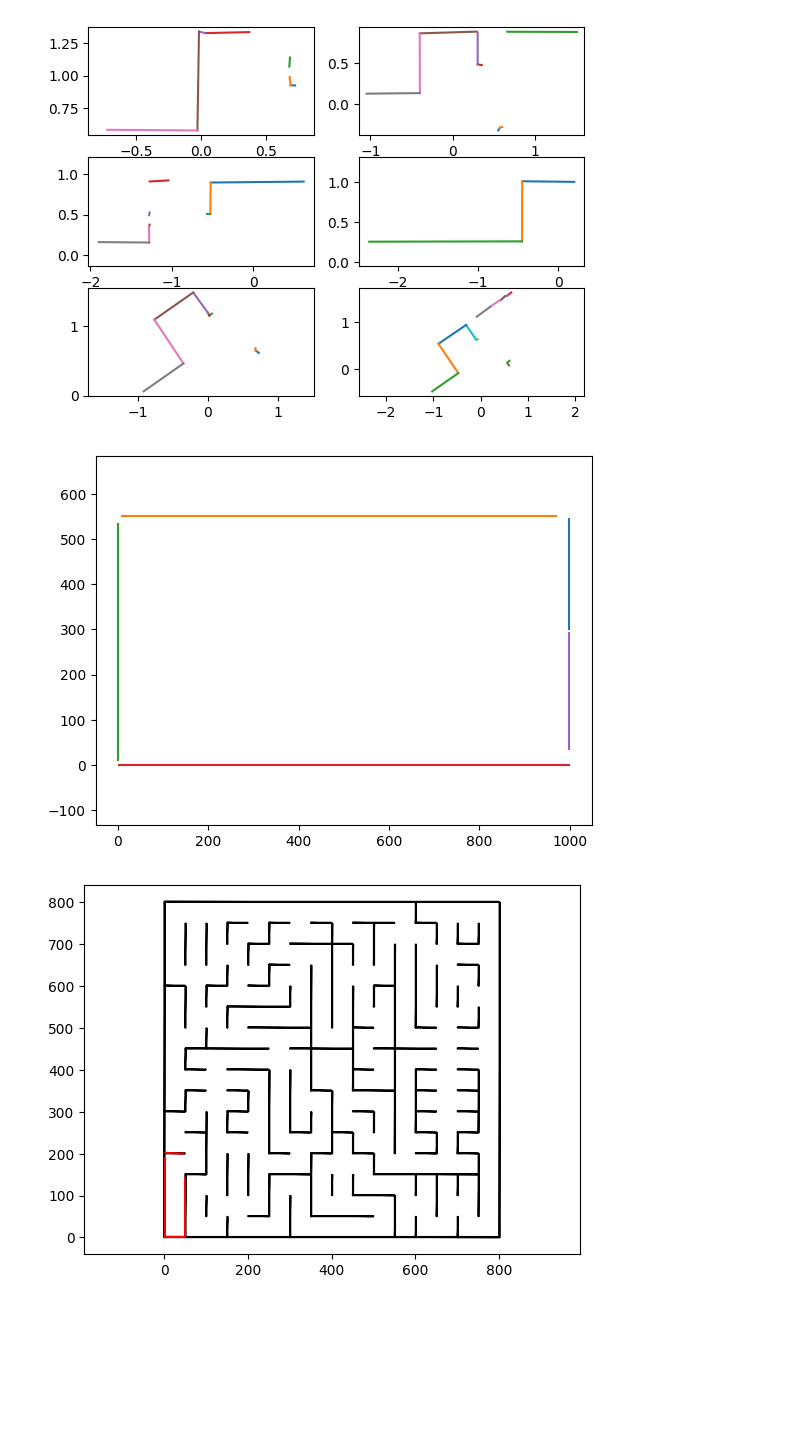
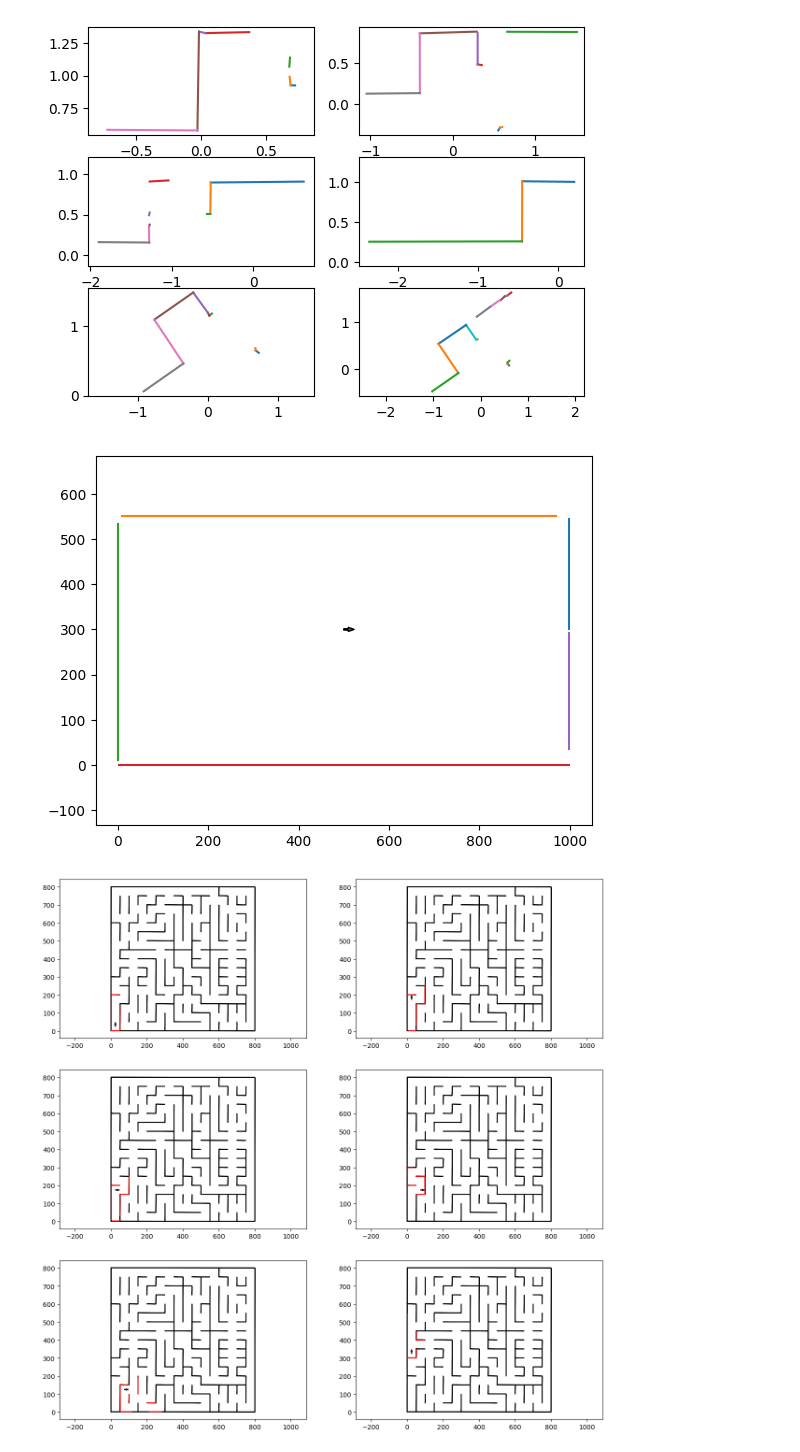
Before and after one commit to hdumcke/lidar-simulator, a Jupyter notebook: jupyternb/3.2-splt-and-merge.ipynb, the cells around one changed output. Cells and saved outputs as stored; diff of their text form; code cells hidden in the pictures; blank space fills up the shorter version.

```diff
--- a/jupyternb/3.2-splt-and-merge.ipynb
+++ b/jupyternb/3.2-splt-and-merge.ipynb
@@ -79,9 +80,10 @@ sam = SplitAndMerge(line_point_dist_threshold=0.005, min_points_per_segment=5)
 
 fig,ax = plt.subplots()
 ax.axis('equal')
+plt.arrow(point[0], point[1], 10 * np.cos(yaw), 10 * np.sin(yaw), width=3.0)
 #plt.scatter (x[211:329], y[211:329])
 alpha_a, r_a, segend, seglen, pointIdx_a = sam.extractLines(x, y)
 for j in range(segend.shape[0]):
     ax.plot([segend[j,0], segend[j,2]], [segend[j,1], segend[j,3]])
 # %% [output]
-[figure, old version]
+[figure, new version]
@@ -104,7 +92,7 @@ def rotate_segend(segend, point, yaw):
     c = np.cos(yaw)
     s = np.sin(yaw)
     j = np.matrix([[c, -s], [s, c]])
-    v = np.matrix([[segend[0] - point[0], segend[2] - point[1]], [segend[1] - point[0], segend[3] - point[1]]])
+    v = np.matrix([[segend[0] - point[0], segend[2] - point[0]], [segend[1] - point[1], segend[3] - point[1]]])
     m = np.dot(j, v)
     p1 = np.squeeze(np.asarray(m.T[0])) + point
     p2 = np.squeeze(np.asarray(m.T[1])) + point
@@ -112,14 +106,34 @@ def rotate_segend(segend, point, yaw):
 # %%
-sam = SplitAndMerge(line_point_dist_threshold=0.005, min_points_per_segment=5)
+pose = [[25, 25, 90 ],
+        [25, 175, 90 ],
+        [25, 175, 0 ],
+        [75, 175, 0 ],
+        [75, 125, 0 ],
+        [25, 325, 90 ]]
 
-fig,ax = plt.subplots()
-ax.axis('equal')
-#plt.scatter (x, y)
-alpha_a, r_a, segend, seglen, pointIdx_a = sam.extractLines(x, y)
-for j in range(segend.shape[0]):
-    x_p, y_p = rotate_segend(segend[j], point, yaw)
-    ax.plot(x_p, y_p, 'r')
-for t in triangles:
-    ax.fill(t[:, 0],t[:, 1],fill=False)
+fig, axs = plt.subplots(3, 2, figsize=(15, 15))
+for i in range(6):
+    row_index = int(i / 2)
+    column_index = i % 2
+    axs[row_index, column_index].axis('equal')
+    point = pose[i][0:2]
+    yaw = np.radians(pose[i][2])
+    plot_scan = lidar.get_lidar_points(point[0], point[1], yaw)
+    # get carthesian coordinates
+    x = []
+    y = []
+    for alpha, r in plot_scan:
+        x.append(r * np.cos(alpha)+ point[0])
+        y.append(r * np.sin(alpha) + point[1])
+
+    sam = SplitAndMerge(line_point_dist_threshold=0.005, min_points_per_segment=5)
+
+    axs[row_index, column_index].arrow(point[0], point[1], 10 * np.cos(yaw), 10 * np.sin(yaw), width=3.0)
+    alpha_a, r_a, segend, seglen, pointIdx_a = sam.extractLines(x, y)
+    for j in range(segend.shape[0]):
+        x_p, y_p = rotate_segend(segend[j], point, yaw)
+        axs[row_index, column_index].plot(x_p, y_p, 'r')
+    for t in triangles:
+        axs[row_index, column_index].fill(t[:, 0],t[:, 1],fill=False)
 # %% [output]
-[figure, old version]
+[figure, new version]
```
Also changed, not shown: parts of 7 cells of this notebook.
